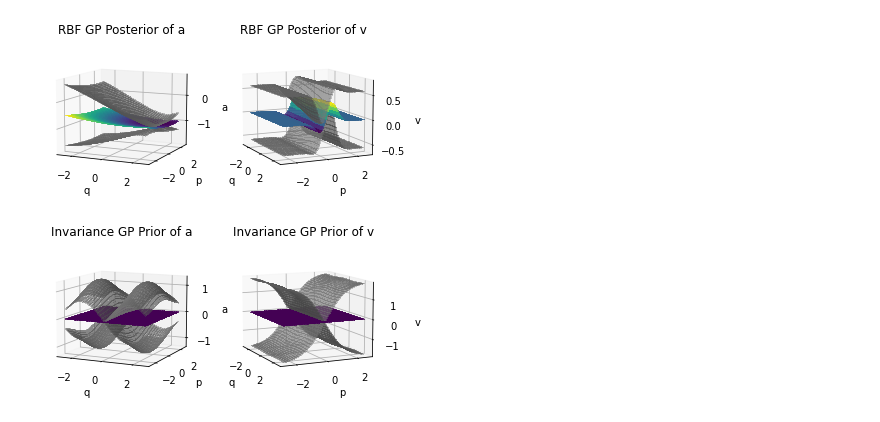
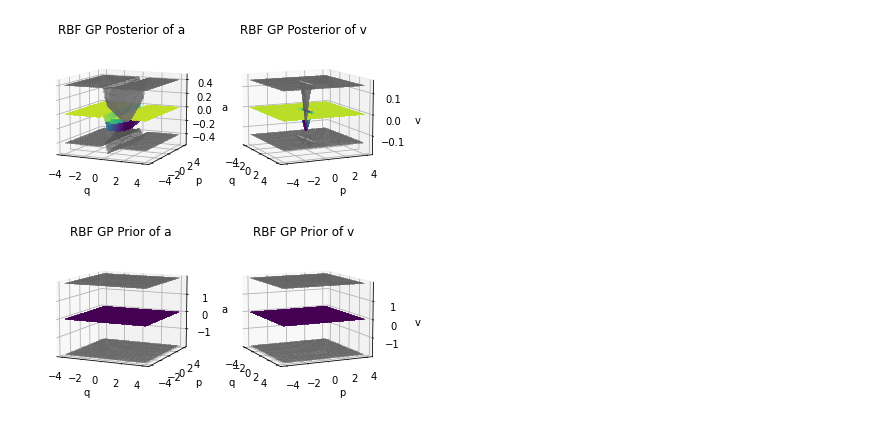
Before and after one commit to charlielao/dynamical_system_invariance_project, a Jupyter notebook: codes/run_undamped.ipynb, the cells around one changed output. Drawn from its saved outputs; the diff is of its cells as text; code cells hidden in the pictures.

```diff
--- a/codes/run_undamped.ipynb
+++ b/codes/run_undamped.ipynb
@@ -15,12 +15,12 @@ time_step = 0.01
 training_time = 0.1
 testing_time =  1
 
-max_x = 120
+max_x = 3
 n_train = 1
 train_starting_position = np.random.uniform(-max_x, max_x, (n_train))
 train_starting_velocity = np.random.uniform(-max_x/5, max_x/5, (n_train))
 
 print(train_starting_position)
 print(train_starting_velocity)
-data = get_pendulum_data(time_step, training_time, 1e-8, train_starting_position, train_starting_velocity) #switch
+data = get_SHM_data(time_step, training_time, 1e-8, train_starting_position, train_starting_velocity) #switch
 # %% [output]
@@ -155,5 +229,5 @@ plt.savefig("figures/pendulum_predicted_trajectory_seperate.pdf")
 # %%
-test_range = np.radians(150)
+test_range = 4
 test_density = 40
 test_xs = tf.linspace(-test_range,test_range,test_density)
 test_vs = tf.linspace(-test_range,test_range,test_density)
@@ -185,45 +259,45 @@ ax2.set_xlabel("q")
 ax2.set_ylabel("p")
 ax2.set_zlabel("v")
 ax2.set_title("RBF GP Posterior of v")
-plt.savefig("figures/posterior_pendulum_rbf.pdf")
+plt.savefig("figures/posterior_shm_rbf.pdf")
 # %% [output]
-[figure, old version]
+[figure, new version]
 # %%
-test_range = np.radians(150)
+test_range = 4
 test_density = 40
 test_xs = tf.linspace(-test_range,test_range,test_density)
 test_vs = tf.linspace(-test_range,test_range,test_density)
 test_xx, test_vv = tf.meshgrid(test_xs, test_vs)
 test_points = tf.stack([tf.reshape(test_xx,[-1]), tf.reshape(test_vv,[-1])], axis=1)
 pred = tf.zeros((test_points.shape[0], 1), dtype=tf.float64)
-var = tf.linalg.diag_part(get_pendulum_invariance(np.radians(150), invar_density, jitter)(test_points))
+#var = tf.linalg.diag_part(get_pendulum_invariance(np.radians(150), invar_density, jitter)(test_points))
 #var = tf.linalg.diag_part(get_SHM_invariance(5, invar_density, jitter)(test_points))
-#var = tf.linalg.diag_part(get_MOI()(test_points))
+var = tf.linalg.diag_part(get_MOI()(test_points))
 X, Y = data
 pred_a = pred
 var_a = var[:int(var.shape[0]/2)]
 pred_v = pred
 var_v = var[int(var.shape[0]/2):]
 fig, (ax1, ax2) = plt.subplots(1, 2, subplot_kw={"projection": "3d"})
 ax1.plot_surface(test_xx, test_vv, tf.reshape(pred_a, test_xx.shape), cmap="viridis",linewidth=0, antialiased=False, alpha=0.8)
 ax1.plot_surface(test_xx, test_vv, tf.reshape(pred_a, test_xx.shape)+1.96*tf.math.sqrt(tf.reshape(var_a, test_xx.shape)), color="grey",linewidth=0, antialiased=False, alpha=0.4)
 ax1.plot_surface(test_xx, test_vv, tf.reshape(pred_a, test_xx.shape)-1.96*tf.math.sqrt(tf.reshape(var_a, test_xx.shape)), color="grey",linewidth=0, antialiased=False, alpha=0.4)
 #ax1.scatter(X[:,0], X[:,1],Y[:,1,None], color="black", marker="o", s=3) #switch for velocity acceleration
 ax1.view_init(10,-65)
 ax1.set_xlabel("q")
 ax1.set_ylabel("p")
 ax1.set_zlabel("a")
-ax1.set_title("Invariance GP Prior of a")
+ax1.set_title("RBF GP Prior of a")
 
 ax2.plot_surface(test_xx, test_vv, tf.reshape(pred_v, test_xx.shape), cmap="viridis",linewidth=0, antialiased=False, alpha=0.8)
 ax2.plot_surface(test_xx, test_vv, tf.reshape(pred_v, test_xx.shape)+1.96*tf.math.sqrt(tf.reshape(var_v, test_xx.shape)), color="grey",linewidth=0, antialiased=False, alpha=0.4)
 ax2.plot_surface(test_xx, test_vv, tf.reshape(pred_v, test_xx.shape)-1.96*tf.math.sqrt(tf.reshape(var_v, test_xx.shape)), color="grey",linewidth=0, antialiased=False, alpha=0.4)
 #ax2.scatter(X[:,0], X[:,1],Y[:,1,None], color="black", marker="o", s=3) #switch for velocity acceleration
 ax2.view_init(10,-25)
 ax2.set_xlabel("q")
 ax2.set_ylabel("p")
 ax2.set_zlabel("v")
-ax2.set_title("Invariance GP Prior of v")
-plt.savefig("figures/prior_pendulum_invariance.pdf")
+ax2.set_title("RBF GP Prior of v")
+plt.savefig("figures/prior_shm_rbf.pdf")
 # %% [output]
-[figure, old version]
+[figure, new version]
```
Also changed, not shown: parts of 9 cells of this notebook, 29 other files.
